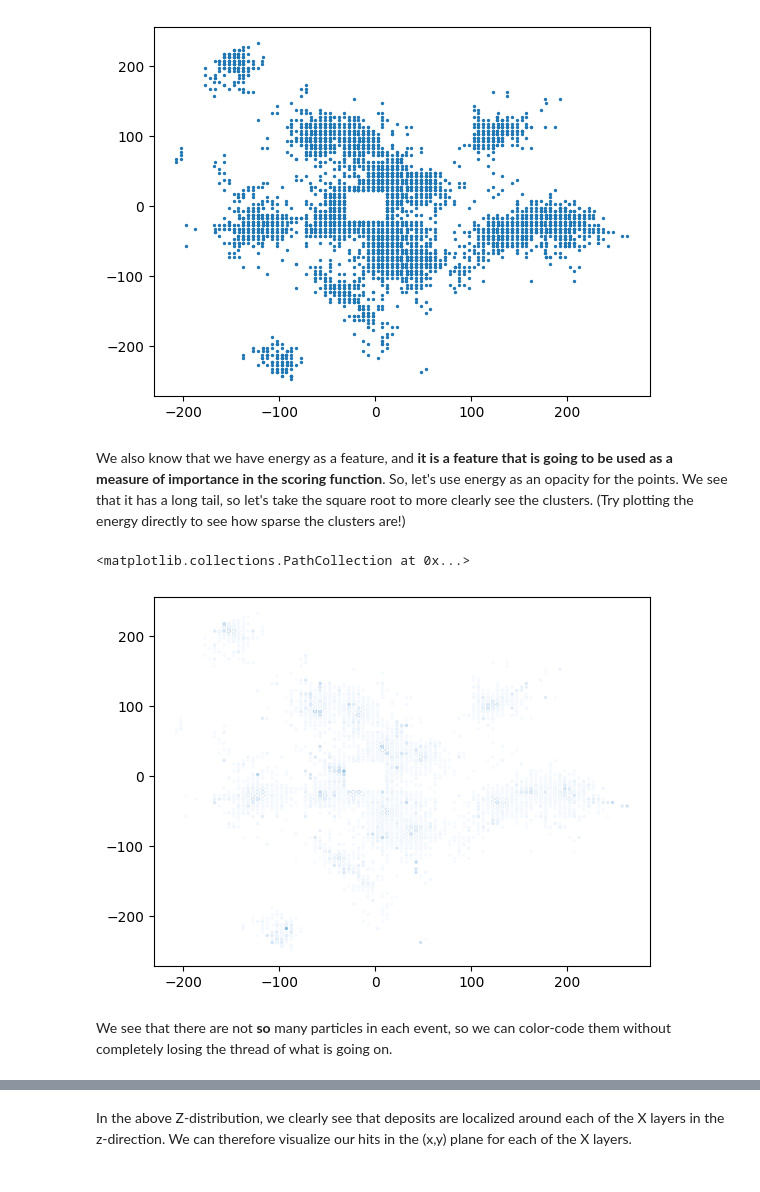
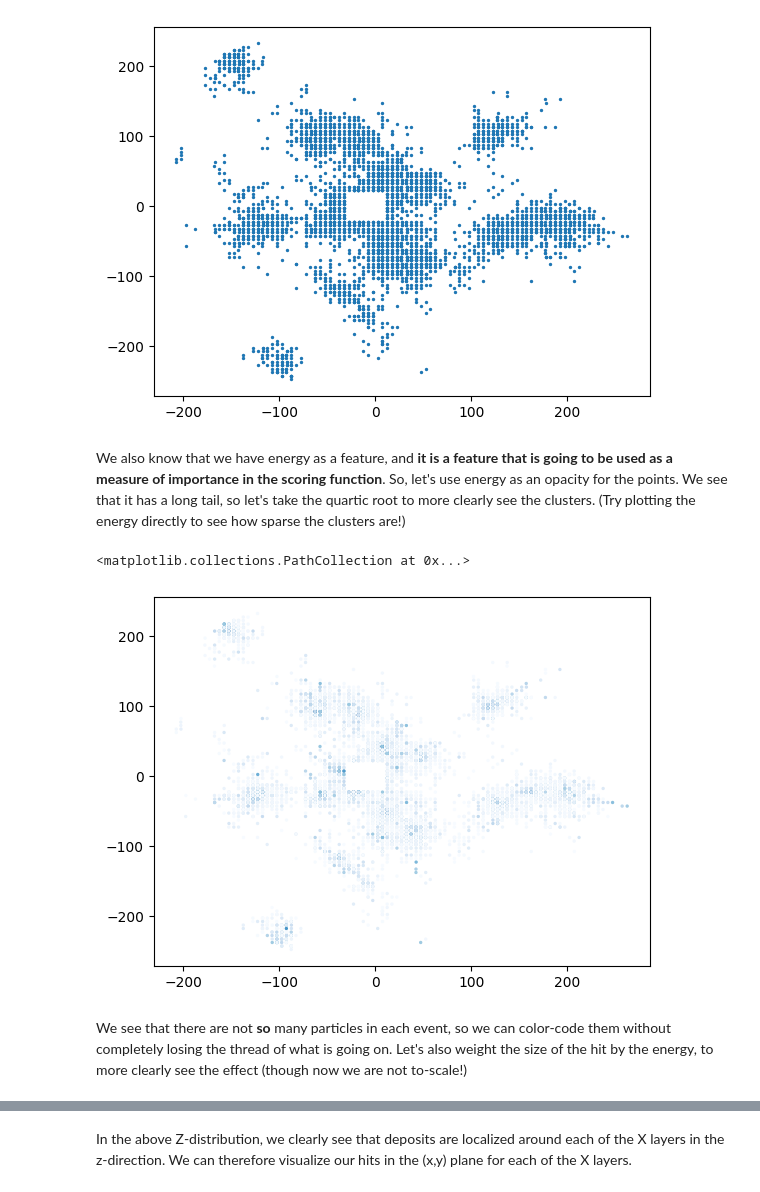
Before and after one commit to wpmccormack/ePIC_Clustering_2023, a Jupyter notebook: examples/notebooks/0_Exploratory_Data_Analysis.ipynb, the cells around one changed output, grey strips where cells are left out. Drawn from its saved outputs; the diff is of its cells as text; code cells hidden in the pictures.

```diff
--- a/examples/notebooks/0_Exploratory_Data_Analysis.ipynb
+++ b/examples/notebooks/0_Exploratory_Data_Analysis.ipynb
@@ -107,11 +107,11 @@ plt.scatter(typical_event.posx, typical_event.posy, s=2)
 <matplotlib.collections.PathCollection at 0x...>
 [figure]
 # %% [markdown]
-We also know that we have energy as a feature, and **it is a feature that is going to be used as a measure of importance in the scoring function**. So, let's use energy as an opacity for the points. We see that it has a long tail, so let's take the square root to more clearly see the clusters. (Try plotting the energy directly to see how sparse the clusters are!)
+We also know that we have energy as a feature, and **it is a feature that is going to be used as a measure of importance in the scoring function**. So, let's use energy as an opacity for the points. We see that it has a long tail, so let's take the quartic root to more clearly see the clusters. (Try plotting the energy directly to see how sparse the clusters are!)
 # %%
-plt.scatter(typical_event.posx, typical_event.posy, s=2, cmap="Blues", c=np.sqrt(typical_event.E))
+plt.scatter(typical_event.posx, typical_event.posy, s=2, cmap="Blues", c=typical_event.E**(1/4))
 # %% [output]
 <matplotlib.collections.PathCollection at 0x...>
-[figure, old version]
+[figure, new version]
 # %% [markdown]
-We see that there are not **so** many particles in each event, so we can color-code them without completely losing the thread of what is going on.
+We see that there are not **so** many particles in each event, so we can color-code them without completely losing the thread of what is going on. Let's also weight the size of the hit by the energy, to more clearly see the effect (though now we are not to-scale!)
```
Also changed, not shown: parts of 5 cells of this notebook.
